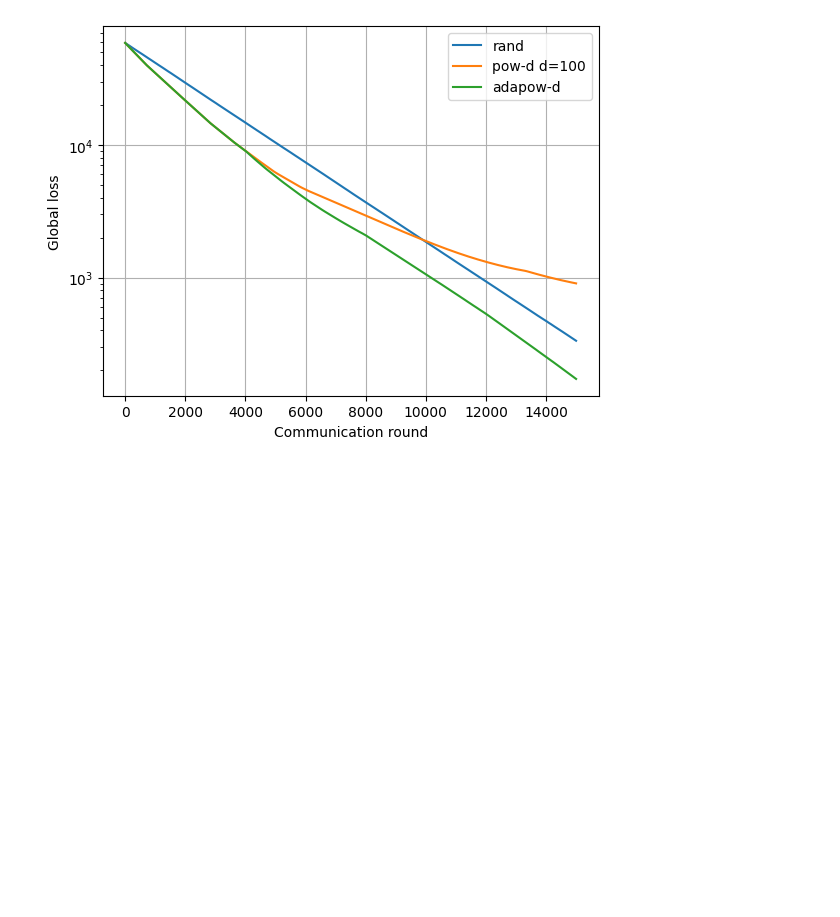
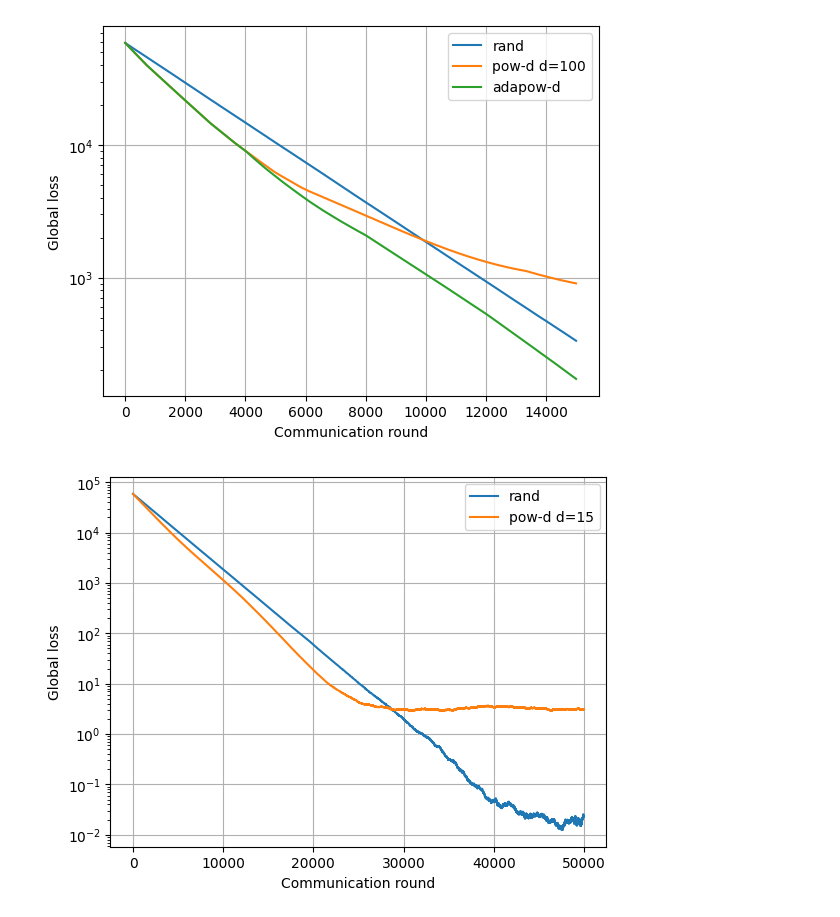
Before and after one commit to peng-ju/Power-of-Choice, a Jupyter notebook: quadratic_optimization/quadratic_sim.ipynb, the cells around one changed output. Drawn from its saved outputs; the diff is of its cells as text; code cells hidden in the pictures; blank space fills up the shorter version.

Commit message:
update quadratic simulation
Former-commit-id: 8d56c844615c804f7d7336b7750afc228756d994

```diff
--- a/quadratic_optimization/quadratic_sim.ipynb
+++ b/quadratic_optimization/quadratic_sim.ipynb
@@ -115,7 +115,7 @@ def callocloss(x,H,e, args):
     return ans
 # %%
 class Args_parser():
-    def __init__(self, seltype = "rand", powd = 30, num_users = 30):
+    def __init__(self, seltype = "rand", powd = 30, num_users = 30, epochs = 50000):
         self.name = "default"
         self.num_users = num_users # 30
         self.frac = 0.1
@@ -125,7 +125,7 @@ class Args_parser():
         self.high = 9
         self.lr = 0.00002
         self.le = 2
-        self.epochs = 15000 # 15000
+        self.epochs = epochs # 15000
         self.seltype = seltype # "rand"
         self.dim = 5
         self.eq = 0
@@ -261,8 +261,8 @@ class Args_parser():
 # print('estimate rhobar', np.min(rhobar_dat))
 # print('estimate rhot/rhob', np.max(rhotilde_dat)/np.min(rhobar_dat))
 # %%
-def quadratic_optimization(seltype = "rand", powd = 30, num_users = 30):
-    args = Args_parser(seltype = seltype, powd = powd, num_users = num_users)
+def quadratic_optimization(seltype = "rand", powd = 30, num_users = 30, epochs = 15000):
+    args = Args_parser(seltype = seltype, powd = powd, num_users = num_users, epochs = epochs)
 
     # num_users: number of clients
     # frac: C fraction of client is chosen for each iteration
@@ -372,9 +372,21 @@ def quadratic_optimization(seltype = "rand", powd = 30, num_users = 30):
             # idxs_users, rhobar, rhotilde = get_rhos(p_dat, it=100, currcli_loss = currcli_loss, args = args, x_temp = x_temp)
 
             if args.seltype == "adapow-d":
+                # args.epochs = 50000, d_rand = size = 10, rgs.num_users = 100,
                 # args.powd = int(max(size, int(args.num_users/args.epochs * (args.epochs-epoch))))
-                powd_list = [args.num_users, args.num_users//2, args.num_users//4, args.num_users//8]
-                args.powd = powd_list[epoch//4000]
+
+                # powd_list = [args.num_users, args.num_users//2, args.num_users//4, args.num_users//10]
+                # args.powd = powd_list[epoch//(args.epochs//4 + 1)]
+
+                # 100, 50, 25, 10
+                # powd_list = [args.num_users, args.num_users//2, args.num_users//4, args.num_users//10]
+                # args.powd = powd_list[min(epoch//(5000 + 1), 3)]
+
+                powd_list = [args.num_users, args.num_users//2, args.num_users//4, args.num_users//10]
+                args.powd = powd_list[min(epoch//(3300 + 1), 3)]
+
+#                 powd_list = [args.num_users, args.num_users//10]
+#                 args.powd = powd_list[epoch//(args.epochs//2 + 1)]
 
             idxs_users = get_idxs_users(p_dat, 100, currcli_loss, args)
             # rhobar_dat.append(rhobar)
@@ -499,3 +513,7 @@ plt.grid()
 plt.show()
 # %% [output]
 [figure]
+# %%
+global_loss_rand_powd100_users100_50000 = quadratic_optimization(seltype = "rand", powd = 100, num_users = 100, epochs = 50000)
+global_loss_powd_powd15_users100_50000 = quadratic_optimization(seltype = "powd", powd = 15, num_users = 100, epochs = 50000)
+# global_loss_adapow_powd100_users100_50000 = quadratic_optimization(seltype = "adapow-d", powd = 100, num_users = 100, epochs = 50000)
@@ -501,0 +522,19 @@ plt.show()
+# %%
+plt.figure()
+plt.plot(global_loss_rand_powd100_users100_50000, label = "rand")
+plt.plot(global_loss_powd_powd15_users100_50000, label = "pow-d d=15")
+# plt.plot(global_loss_adapow_powd100_users100_50000, label = "adapow-d")
+
+plt.yscale("log")
+
+plt.ylabel('Global loss')
+plt.xlabel('Communication round')
+legend_properties = {'weight':'bold'}
+plt.xticks()
+plt.yticks()
+plt.legend()
+plt.grid()
+# plt.title('K=30, m={}'.format(sample_ratio))
+plt.show()
+# %% [output]
+[figure, added]
```
Also changed, not shown: parts of 10 cells of this notebook, 3 other files.
